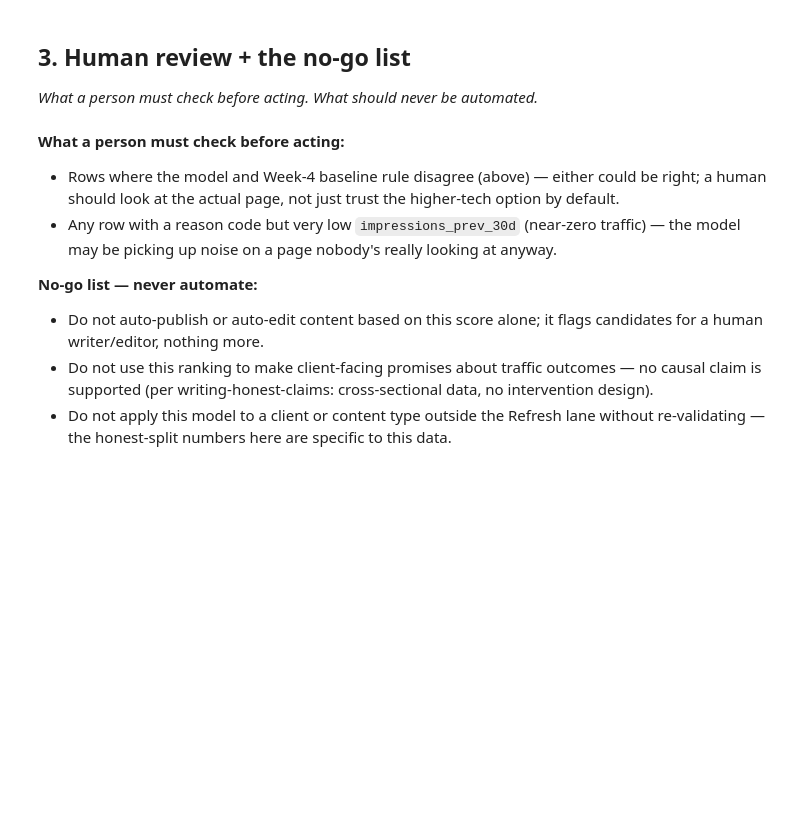
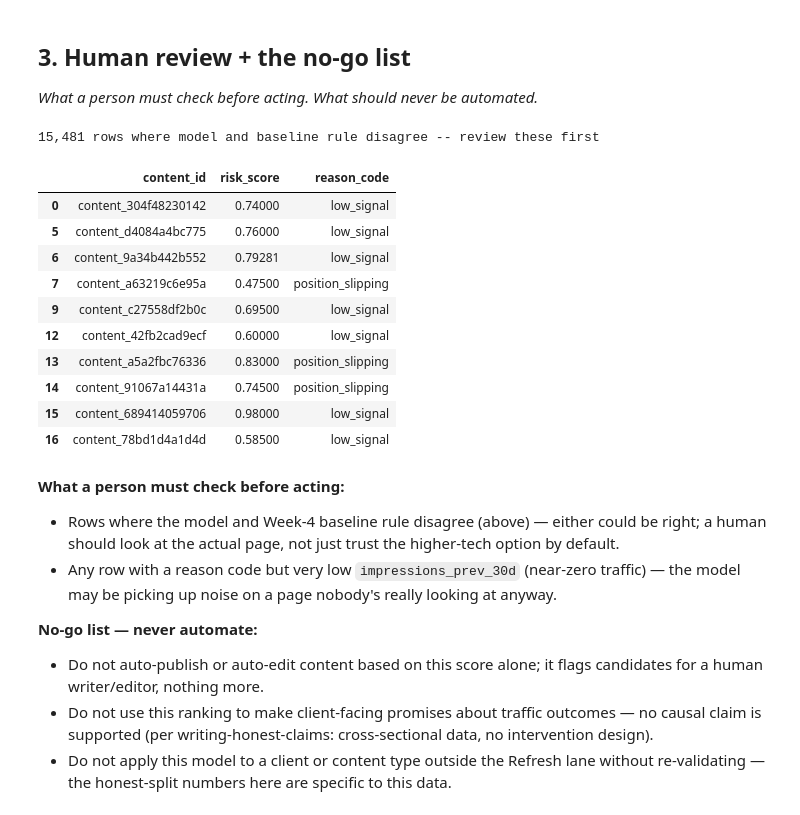
Before and after one commit to AhmedMahmoud-123/FlyRank_AI, a Jupyter notebook: work/notebooks/w07_action_playbook.ipynb, the cells around one changed output. Saved outputs shown, nothing was run; the diff lists cells and outputs as text; code cells hidden in the pictures; blank space fills up the shorter version.

```diff
--- a/work/notebooks/w07_action_playbook.ipynb
+++ b/work/notebooks/w07_action_playbook.ipynb
@@ -107,15 +115,31 @@ not validated for other content types or other clients' data outside this datase
 
 *What a person must check before acting. What should never be automated.*
 # %%
-# Flag rows where the model and the simple baseline rule disagree -- worth a human's attention
 visible = (model_data['impressions_prev_30d'] >= 500).astype(int)
 stale = (model_data['days_since_last_update'] >= 180).astype(int)
-baseline_flag = (visible & stale).astype(int)
+median_pos = model_data.loc[model_data['avg_position'] > 0, 'avg_position'].median()
+slipping = (model_data['avg_position'] > median_pos).astype(int)
+
+
+baseline_flag = (visible & (stale | slipping)).astype(int)
 model_flag = (model_data['risk_score'] >= 0.5).astype(int)
 
 disagreement = model_data[baseline_flag != model_flag]
 print(f'{len(disagreement):,} rows where model and baseline rule disagree -- review these first')
 disagreement[['content_id', 'risk_score', 'reason_code']].head(10)
+# %% [output]
+15,481 rows where model and baseline rule disagree -- review these first
+|  | content_id | risk_score | reason_code |
+| 0 | content_304f48230142 | 0.74000 | low_signal |
+| 5 | content_d4084a4bc775 | 0.76000 | low_signal |
+| 6 | content_9a34b442b552 | 0.79281 | low_signal |
+| 7 | content_a63219c6e95a | 0.47500 | position_slipping |
+| 9 | content_c27558df2b0c | 0.69500 | low_signal |
+| 12 | content_42fb2cad9ecf | 0.60000 | low_signal |
+| 13 | content_a5a2fbc76336 | 0.83000 | position_slipping |
+| 14 | content_91067a14431a | 0.74500 | position_slipping |
+| 15 | content_689414059706 | 0.98000 | low_signal |
+| 16 | content_78bd1d4a1d4d | 0.58500 | low_signal |
 # %% [markdown]
 **What a person must check before acting:**
 - Rows where the model and Week-4 baseline rule disagree (above) — either could be right;
```
Also changed, not shown: parts of 6 cells of this notebook.
